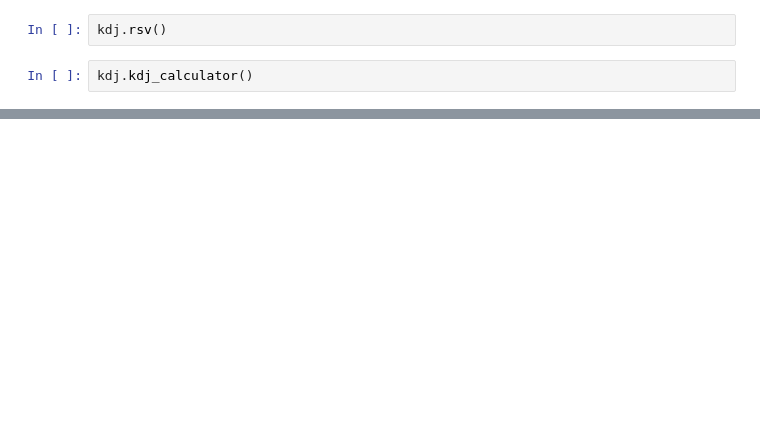
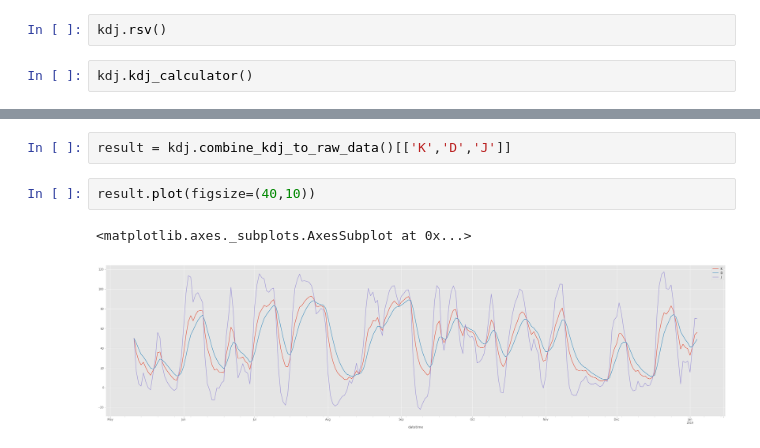
Before and after one commit to lyncodes/KDJCalculator, a Jupyter notebook: KDJ.ipynb, the cells around one changed output, grey strips where cells are left out. Cells and saved outputs as stored; diff of their text form; blank space fills up the shorter version.

```diff
--- a/KDJ.ipynb
+++ b/KDJ.ipynb
@@ -117,0 +108,7 @@ kdj.combine_kdj_to_raw_data()
+# %%
+result = kdj.combine_kdj_to_raw_data()[['K','D','J']]
+# %%
+result.plot(figsize=(40,10))
+# %% [output]
+<matplotlib.axes._subplots.AxesSubplot at 0x...>
+[figure, added]
```
Also changed, not shown: parts of 10 cells of this notebook, 1 other file.
